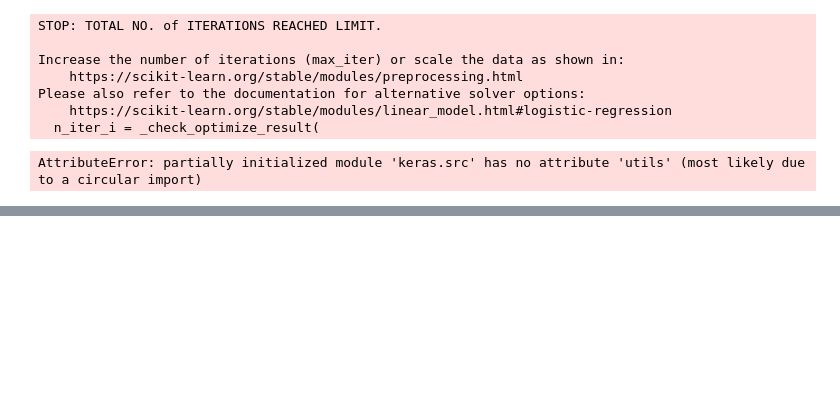
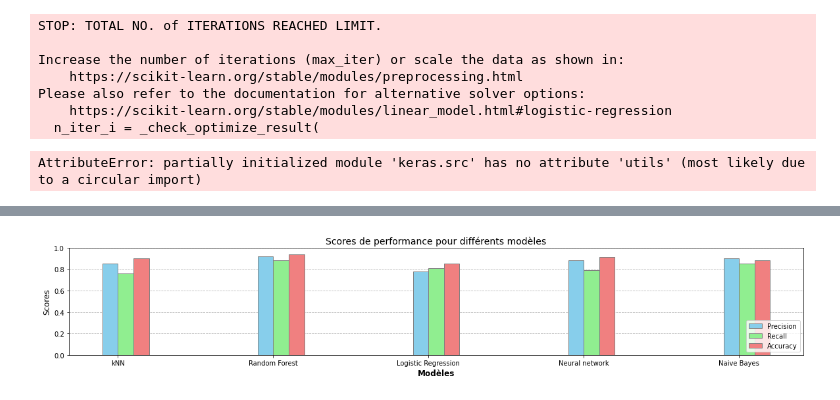
Before and after one commit to DevNono/IA01_project, a Jupyter notebook: proj.ipynb, the cells around one changed output, grey strips where cells are left out. Saved outputs shown, nothing was run; the diff lists cells and outputs as text; code cells hidden in the pictures; blank space fills up the shorter version.

```diff
--- a/proj.ipynb
+++ b/proj.ipynb
@@ -292,0 +357,31 @@ AttributeError: partially initialized module 'keras.src' has no attribute 'utils
+# %%
+# RESULTS REPORT
+
+bar_width = 0.1
+
+models = ["kNN", "Random Forest", "Logistic Regression", "Neural network", "Naive Bayes"]
+precision = [0.85, 0.92, 0.78, 0.88, 0.90]
+recall = [0.76, 0.88, 0.81, 0.79, 0.85]
+accuracy = [0.90, 0.94, 0.85, 0.91, 0.88]
+
+r1 = np.arange(len(models))
+r2 = [x + bar_width for x in r1]
+r3 = [x + bar_width for x in r2]
+
+plt.figure(figsize=(20, 3))
+
+plt.bar(r1, precision, color='skyblue', width=bar_width, edgecolor='grey', label='Precision', align='edge', zorder=3)
+plt.bar(r2, recall, color='lightgreen', width=bar_width, edgecolor='grey', label='Recall', align='edge', zorder=3)
+plt.bar(r3, accuracy, color='lightcoral', width=bar_width, edgecolor='grey', label='Accuracy', align='edge', zorder=3)
+
+plt.xlabel('Modèles', fontweight='bold', fontsize=12)
+plt.xticks([r + bar_width for r in range(len(models))], models, fontsize=10)
+plt.ylim(0, 1)  # Assurez-vous que l'axe y va de 0 à 1 pour les métriques de classification
+plt.ylabel('Scores', fontsize=12)
+plt.title('Scores de performance pour différents modèles', fontsize=14)
+plt.legend(loc='lower right')
+plt.grid(axis='y', linestyle='--', linewidth = 0.8, zorder=0)
+
+plt.show()
+# %% [output]
+[figure, added]
```
Also changed, not shown: parts of 10 cells of this notebook.
